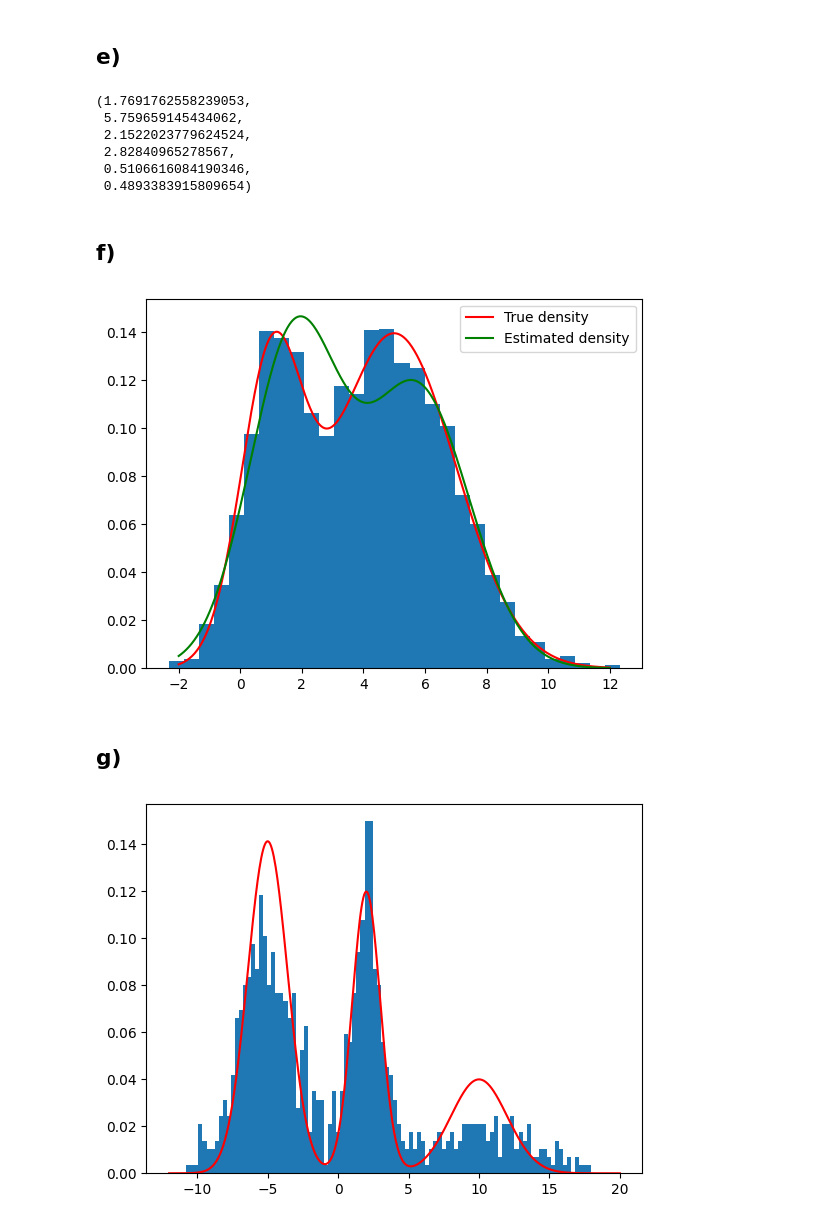
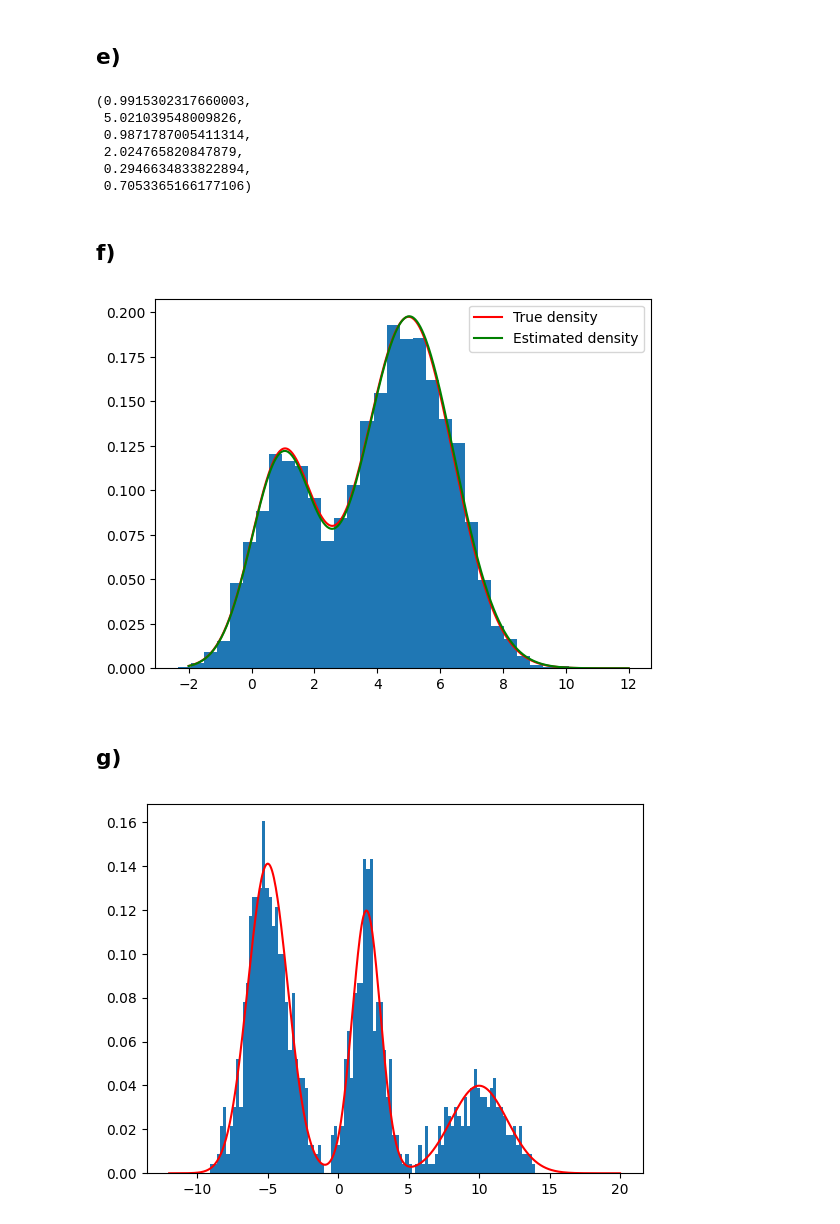
Before and after one commit to WMerlin/MatUnder, a Jupyter notebook: homeworks/2024_05_08/Lab12/SpytekMikolaj.ipynb, the cells around one changed output. Saved outputs shown, nothing was run; the diff lists cells and outputs as text; code cells hidden in the pictures.

```diff
--- a/homeworks/2024_05_08/Lab12/SpytekMikolaj.ipynb
+++ b/homeworks/2024_05_08/Lab12/SpytekMikolaj.ipynb
@@ -13,7 +13,7 @@ def generate_data(n):
     data = np.zeros((n,))
     distribution_indicator = np.random.binomial(1, 0.7, (n,))
     data[distribution_indicator == 1] = np.random.normal(
-        5, 2, size=(np.sum(distribution_indicator))
+        5, np.sqrt(2), size=(np.sum(distribution_indicator))
     )
     data[distribution_indicator == 0] = np.random.normal(
         1, 1, size=(n - np.sum(distribution_indicator))
@@ -23,7 +23,7 @@ def generate_data(n):
 
 
 def joint_pdf(x):
-    return 0.3 * norm.pdf(x, loc=1, scale=1) + 0.7 * norm.pdf(x, loc=5, scale=2)
+    return 0.3 * norm.pdf(x, loc=1, scale=1) + 0.7 * norm.pdf(x, loc=5, scale=np.sqrt(2))
 
 
 data = generate_data(2500)
@@ -118,10 +118,13 @@ sigma_1 = 5
 pi_0 = 0.1
 pi_1 = 0.9
 
+old_ll = float("-Inf")
+
 for i in range(1000):
     gamma = get_gamma(x, pi_0, pi_1, mu_0, mu_1, sigma_0, sigma_1)
     # print(ll_emp(x, gamma, pi_0, pi_1, mu_0, mu_1, sigma_0, sigma_1))
     # print(gamma[0])
+
     mu_0, mu_1, sigma_0, sigma_1, pi_0, pi_1 = (
         get_new_mu0(x, gamma, pi_0, pi_1, mu_0, mu_1, sigma_0, sigma_1),
         get_new_mu1(x, gamma, pi_0, pi_1, mu_0, mu_1, sigma_0, sigma_1),
@@ -130,15 +133,22 @@ for i in range(1000):
         get_new_pi0(x, gamma, pi_0, pi_1, mu_0, mu_1, sigma_0, sigma_1),
         get_new_pi1(x, gamma, pi_0, pi_1, mu_0, mu_1, sigma_0, sigma_1),
     )
+
+    loglik = ll_emp(x, gamma, pi_0, pi_1, mu_0, mu_1, sigma_0, sigma_1)
+
+    if abs(loglik - old_ll) < 1e-2:
+        break
+
+    old_ll = loglik
 # %%
 mu_0, mu_1, sigma_0, sigma_1, pi_0, pi_1
 # %% [output]
-(1.7691762558239053,
- 5.759659145434062,
- 2.1522023779624524,
- 2.82840965278567,
- 0.5106616084190346,
- 0.4893383915809654)
+(0.9915302317660003,
+ 5.021039548009826,
+ 0.9871787005411314,
+ 2.024765820847879,
+ 0.2946634833822894,
+ 0.7053365166177106)
 # %% [markdown]
 ## f)
 # %%
@@ -157,7 +167,7 @@ plt.plot(x_linspace, y_est, color="green")
 plt.legend(["True density", "Estimated density"])
 plt.show()
 # %% [output]
-[figure, old version]
+[figure, new version]
 # %% [markdown]
 ## g)
 # %%
@@ -171,35 +181,35 @@ def generate_data(n, theta, seed=123):
 
     data = np.zeros((n,))
     class_indicator = rng.choice(np.arange(K), p=pi, size=(n,))
     for i in range(K):
         data[class_indicator == i] = rng.normal(
-            mu[i], sigma[i], size=(np.sum(class_indicator == i))
+            mu[i], np.sqrt(sigma[i]), size=(np.sum(class_indicator == i))
         )
 
     return data
 
 
 def get_true_distribution(x, theta):
     mu, sigma, pi = theta
     assert (K := len(mu)) == len(sigma) == len(pi)
 
     dist = np.zeros_like(x)
 
     for i in range(K):
         dist += pi[i] * norm.pdf(x, loc=mu[i], scale=np.sqrt(sigma[i]))
 
     return dist
 
 
 x = generate_data(1000, theta)
 x_linspace = np.linspace(-12, 20, 500)
 y_true = get_true_distribution(x_linspace, theta)
 
 plt.hist(x, density=True, bins=100)
 plt.plot(x_linspace, y_true, color="red")
 plt.show()
 # %% [output]
-[figure, old version]
+[figure, new version]
 # %%
 def get_gammas(x, theta_hat):
     mu, sigma, pi = theta_hat
```
Also changed, not shown: parts of 5 cells of this notebook.
